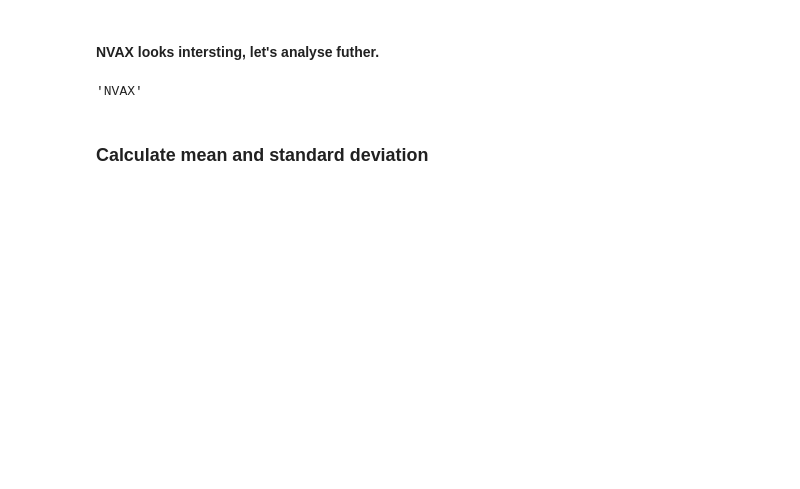
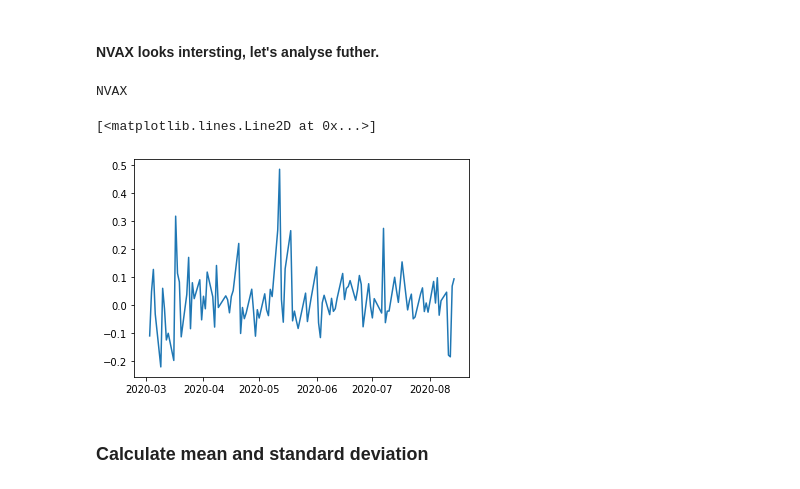
Before and after one commit to kyle-nguyennn/MLFin, a Jupyter notebook: submission1/Submission1.ipynb, the cells around one changed output. Cells and saved outputs as stored; diff of their text form; code cells hidden in the pictures; blank space fills up the shorter version.

```diff
--- a/submission1/Submission1.ipynb
+++ b/submission1/Submission1.ipynb
@@ -46,9 +47,13 @@ prices.plot()
 #### NVAX looks intersting, let's analyse futher.
 # %%
 data = prices['NVAX']
-data.name
+print(data.name)
+ret = np.log(data).diff().dropna()
+plt.plot(ret)
 # %% [output]
-'NVAX'
+NVAX
+[<matplotlib.lines.Line2D at 0x...>]
+[figure, added]
 # %% [markdown]
 ### Calculate mean and standard deviation
 # %%
```
Also changed, not shown: parts of 23 cells of this notebook.
